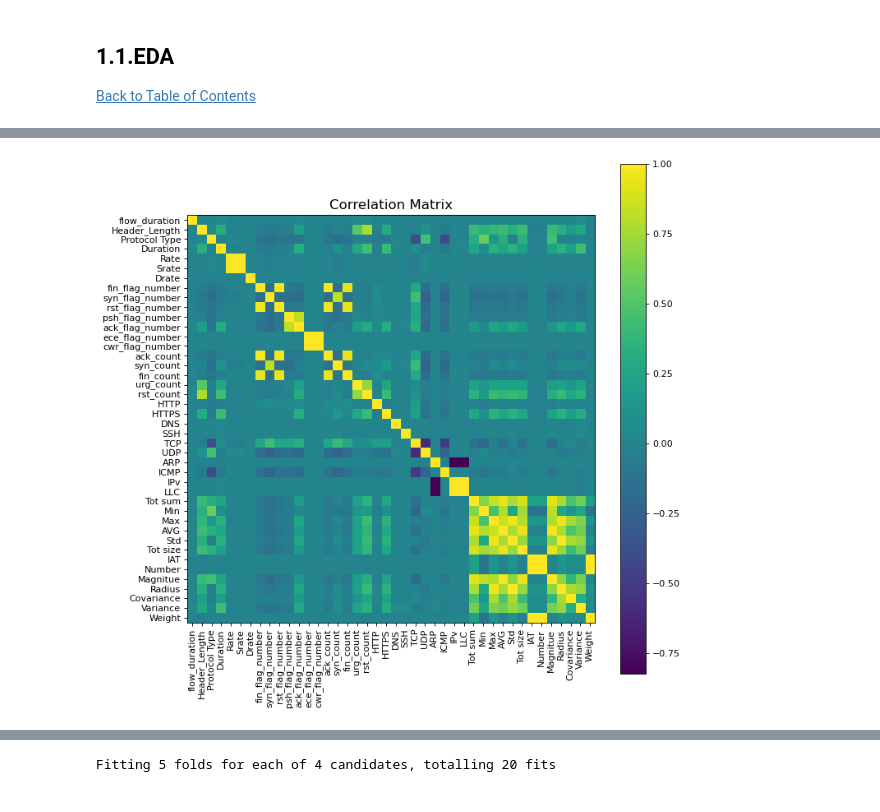
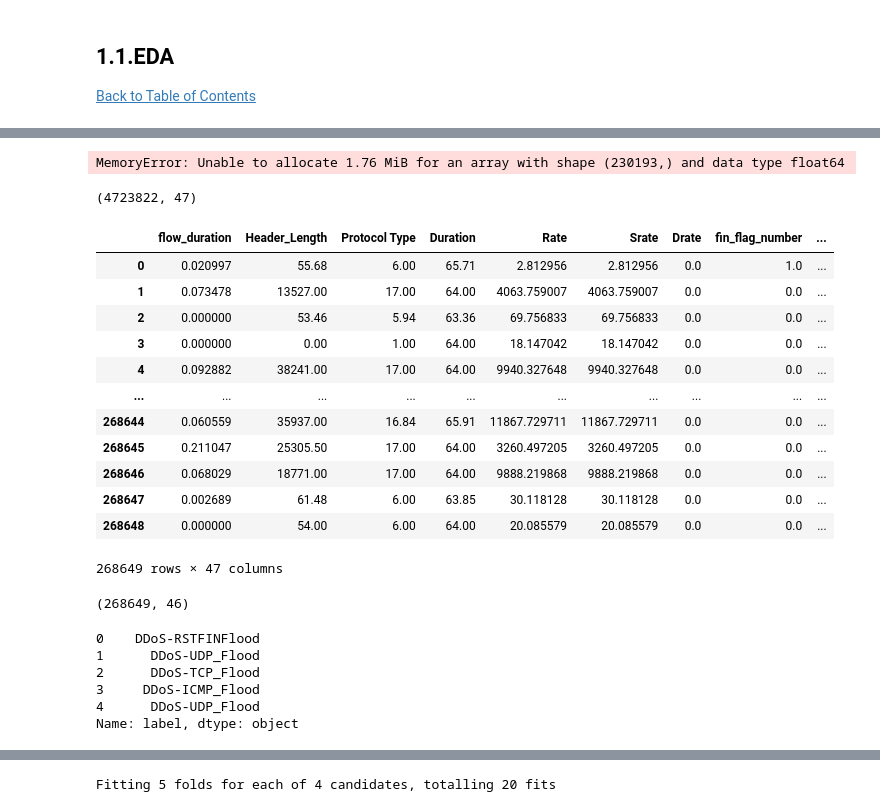
Before and after one commit to Natidhcp/MSC_DA_sem2_CA1, a Jupyter notebook: MSc_DA_CA1.ipynb, the cells around one changed output, grey strips where cells are left out. Saved outputs shown, nothing was run; the diff lists cells and outputs as text; code cells hidden in the pictures.

```diff
--- a/MSc_DA_CA1.ipynb
+++ b/MSc_DA_CA1.ipynb
@@ -206,4 +268,22 @@ d[X_columns] = scaler.transform(d[X_columns])
-# %%
-plotCorrelationMatrix(d[X_columns], 10)
-# %% [output]
-[figure, removed]
+# %%
+# List to store DataFrames for each CSV file
+dfs = []
+
+# Get list of CSV files
+csv_files = [filename for filename in os.listdir(DATASET_DIRECTORY) if filename.endswith('.csv')]
+
+# Iterate over each CSV file in the directory
+for filename in tqdm(csv_files, desc='Processing CSV files'):
+    filepath = os.path.join(DATASET_DIRECTORY, filename)
+    # Read the CSV file into a DataFrame and append it to the list
+    df = pd.read_csv(filepath)
+    dfs.append(df)
+
+# Concatenate all DataFrames into a single DataFrame
+combined_df = pd.concat(dfs, ignore_index=True)
+# %% [output]
+MemoryError: Unable to allocate 1.76 MiB for an array with shape (230193,) and data type float64
+# %%
+combined_df.shape
+# %% [output]
+(4723822, 47)
@@ -209,0 +293,29 @@ plotCorrelationMatrix(d[X_columns], 10)
+# %%
+d
+# %% [output]
+|  | flow_duration | Header_Length | Protocol Type | Duration | Rate | Srate | Drate | fin_flag_number | ... |
+| 0 | 0.020997 | 55.68 | 6.00 | 65.71 | 2.812956 | 2.812956 | 0.0 | 1.0 | ... |
+| 1 | 0.073478 | 13527.00 | 17.00 | 64.00 | 4063.759007 | 4063.759007 | 0.0 | 0.0 | ... |
+| 2 | 0.000000 | 53.46 | 5.94 | 63.36 | 69.756833 | 69.756833 | 0.0 | 0.0 | ... |
+| 3 | 0.000000 | 0.00 | 1.00 | 64.00 | 18.147042 | 18.147042 | 0.0 | 0.0 | ... |
+| 4 | 0.092882 | 38241.00 | 17.00 | 64.00 | 9940.327648 | 9940.327648 | 0.0 | 0.0 | ... |
+| ... | ... | ... | ... | ... | ... | ... | ... | ... | ... |
+| 268644 | 0.060559 | 35937.00 | 16.84 | 65.91 | 11867.729711 | 11867.729711 | 0.0 | 0.0 | ... |
+| 268645 | 0.211047 | 25305.50 | 17.00 | 64.00 | 3260.497205 | 3260.497205 | 0.0 | 0.0 | ... |
+| 268646 | 0.068029 | 18771.00 | 17.00 | 64.00 | 9888.219868 | 9888.219868 | 0.0 | 0.0 | ... |
+| 268647 | 0.002689 | 61.48 | 6.00 | 63.85 | 30.118128 | 30.118128 | 0.0 | 0.0 | ... |
+| 268648 | 0.000000 | 54.00 | 6.00 | 64.00 | 20.085579 | 20.085579 | 0.0 | 0.0 | ... |
+268649 rows × 47 columns
+# %%
+d[X_columns].shape
+# %% [output]
+(268649, 46)
+# %%
+d[y_column].head()
+# %% [output]
+0    DDoS-RSTFINFlood
+1      DDoS-UDP_Flood
+2      DDoS-TCP_Flood
+3     DDoS-ICMP_Flood
+4      DDoS-UDP_Flood
+Name: label, dtype: object
```
Also changed, not shown: parts of 63 cells of this notebook.
